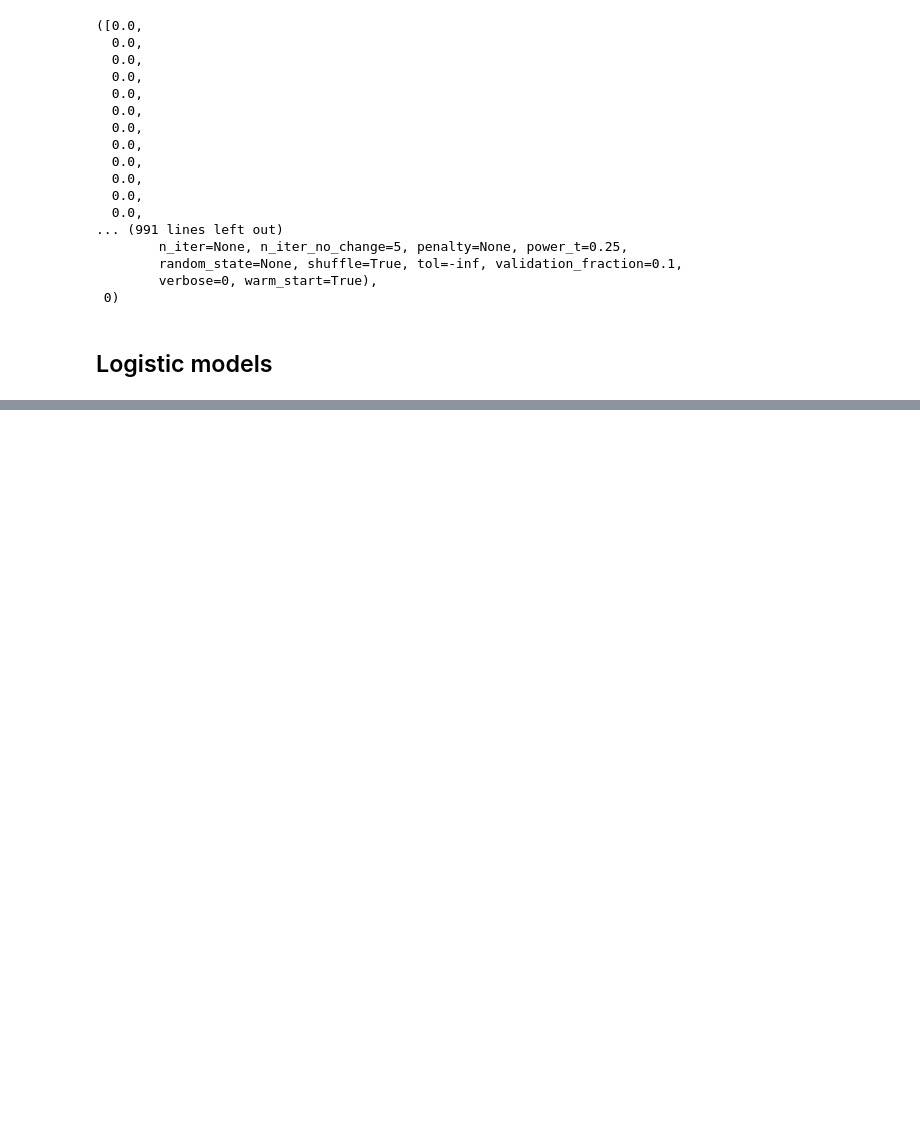
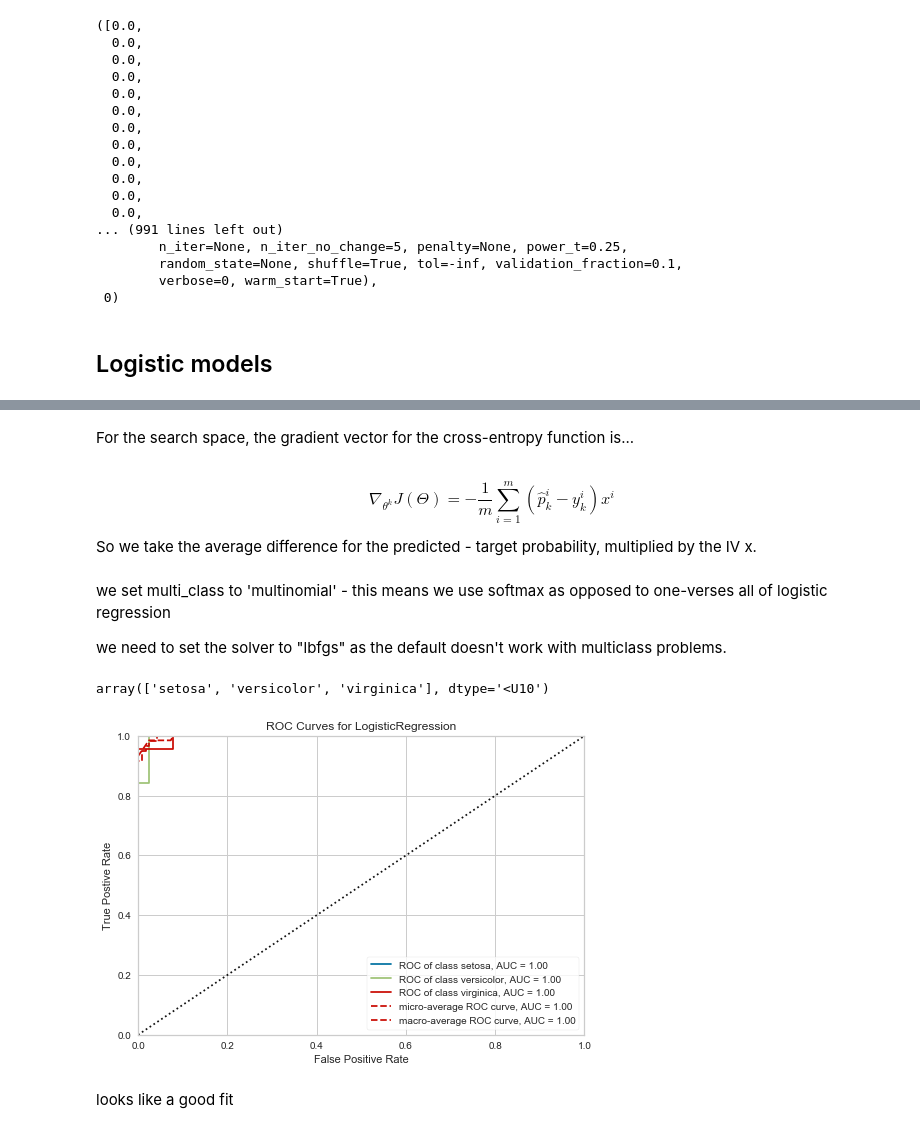
Before and after one commit to edd-r/handson-notes, a Jupyter notebook: notebooks/Training models - worked examples.ipynb, the cells around one changed output, grey strips where cells are left out. Saved outputs shown, nothing was run; the diff lists cells and outputs as text; code cells hidden in the pictures; blank space fills up the shorter version.

```diff
--- a/notebooks/Training models - worked examples.ipynb
+++ b/notebooks/Training models - worked examples.ipynb
@@ -699,0 +820,21 @@ stopping(sgd_mdl,
+# %% [markdown]
+For the search space, the gradient vector for the cross-entropy function is...
+# %% [markdown]
+$$\nabla_{\theta^k}J(\Theta)=-\frac{1}{m}\sum^m_{i=1}(\hat{p}^i_k-y^i_k)x^i$$
+
+So we take the average difference for the predicted - target probability, multiplied by the IV x.
+# %%
+from sklearn.model_selection import train_test_split
+
+X = iris["data"][:, (2, 3)]  # petal length, petal width
+y = iris["target"]
+
+X_train, X_test, y_train, y_test = train_test_split(X, y, test_size=0.4)
+# %% [markdown]
+we set multi_class to 'multinomial' - this means we use softmax as opposed to one-verses all of logistic regression
+
+we need to set the solver to "lbfgs" as the default doesn't work with multiclass problems.
+# %%
+soft_mdl = LogisticRegression(multi_class="multinomial",
+                              solver="lbfgs",
+                              C=10)
@@ -699,0 +843,14 @@ stopping(sgd_mdl,
+# %%
+iris["target_names"]
+# %% [output]
+array(['setosa', 'versicolor', 'virginica'], dtype='<U10')
+# %%
+ROC = ROCAUC(soft_mdl, classes=iris["target_names"])
+
+ROC.fit(X_train, y_train)
+ROC.score(X_test, y_test)
+ROC.poof()
+# %% [output]
+[figure, added]
+# %% [markdown]
+looks like a good fit
```
Also changed, not shown: parts of 21 cells of this notebook.
